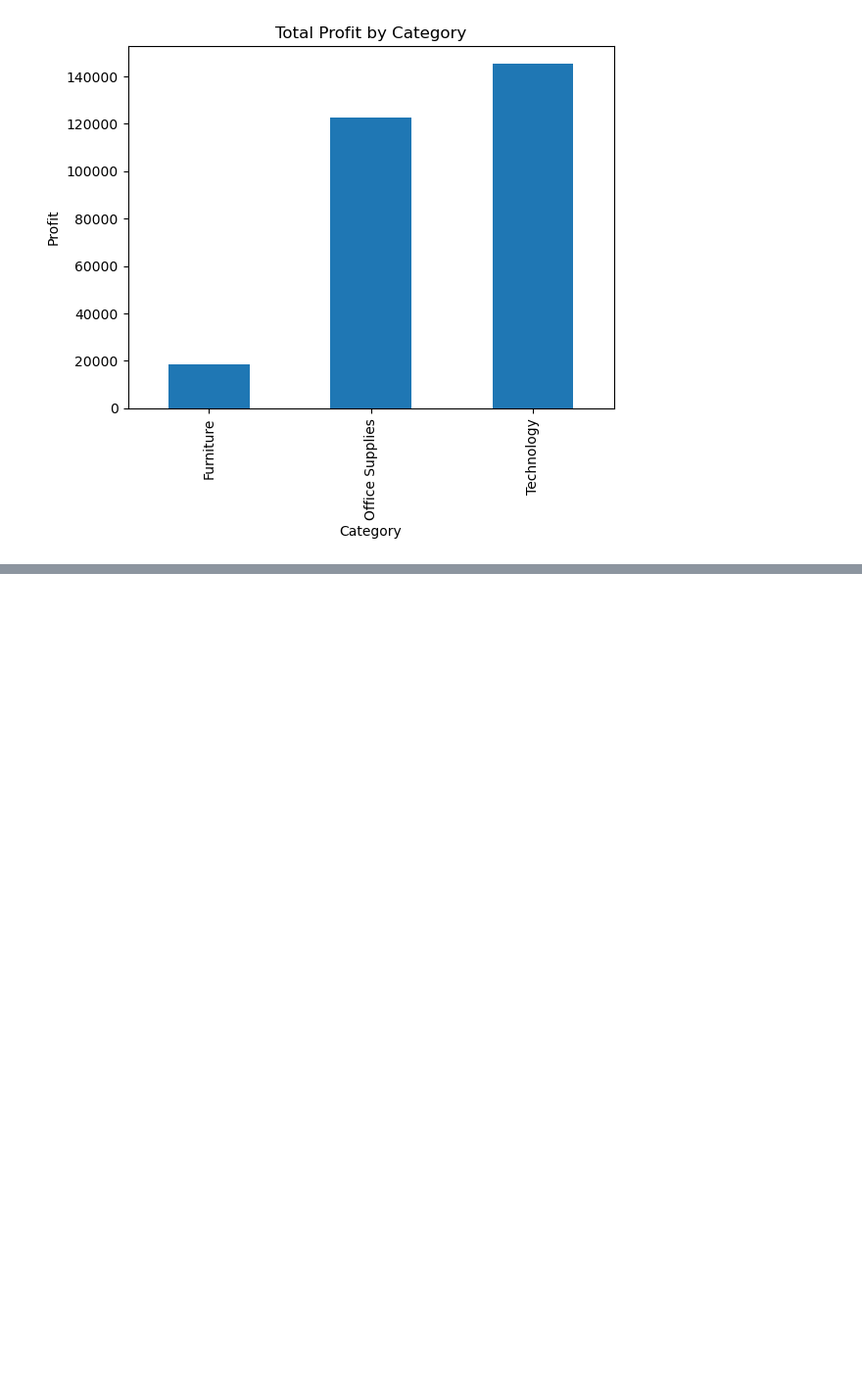
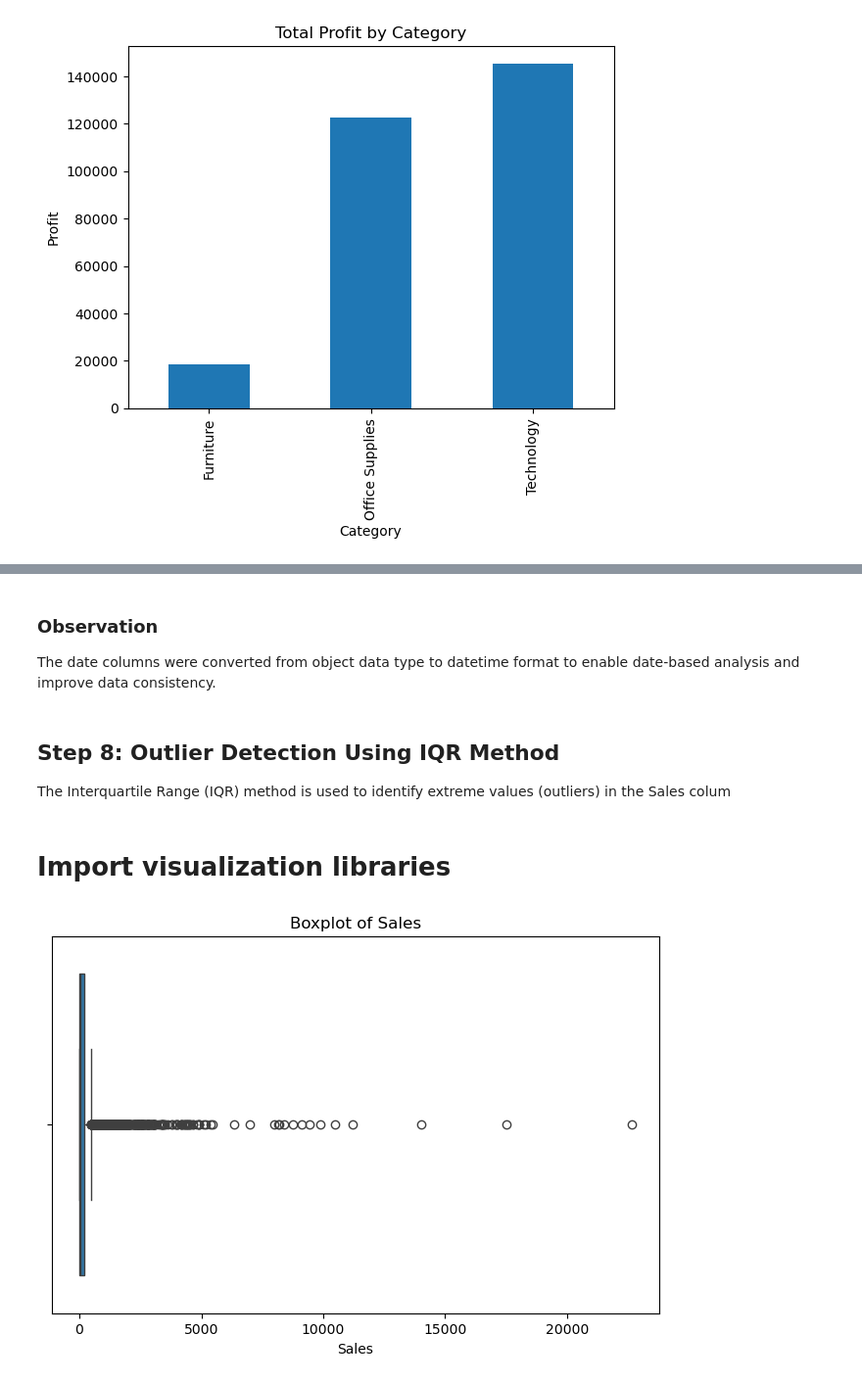
Before and after one commit to darapuharika457-design/apexplanet-data-analytics, a Jupyter notebook: Task1_Data_Loading_and_EDA.ipynb, the cells around one changed output, grey strips where cells are left out. Shown at 98% size. Drawn from its saved outputs; the diff is of its cells as text; code cells hidden in the pictures; blank space fills up the shorter version.

```diff
--- a/Task1_Data_Loading_and_EDA.ipynb
+++ b/Task1_Data_Loading_and_EDA.ipynb
@@ -158,0 +281,2 @@ All required libraries installed successfully
+# %%
+df = df.drop_duplicates()
@@ -158,0 +309,3 @@ All required libraries installed successfully
+# %%
+df['Order Date'] = pd.to_datetime(df['Order Date'])
+df['Ship Date'] = pd.to_datetime(df['Ship Date'])
@@ -158,0 +332,10 @@ All required libraries installed successfully
+# %% [markdown]
+### Observation
+
+The date columns were converted from object data type to datetime format to enable date-based analysis and improve data consistency.
+# %% [markdown]
+## Step 8: Outlier Detection Using IQR Method
+
+The Interquartile Range (IQR) method is used to identify extreme values (outliers) in the Sales colum
+# %% [markdown]
+# Import visualization libraries
@@ -158,0 +345,9 @@ All required libraries installed successfully
+# %%
+# Create boxplot for Sales
+
+plt.figure(figsize=(8,5))
+sns.boxplot(x=df['Sales'])
+plt.title("Boxplot of Sales")
+plt.show()
+# %% [output]
+[figure, added]
```
Also changed, not shown: parts of 62 cells of this notebook.
